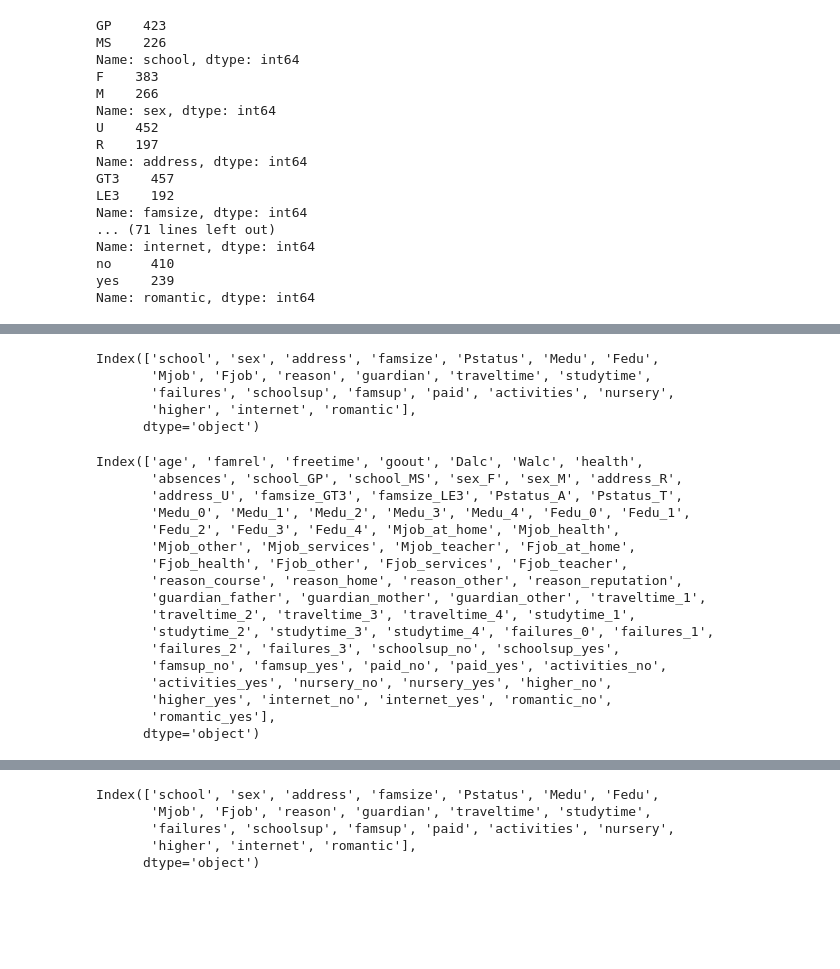
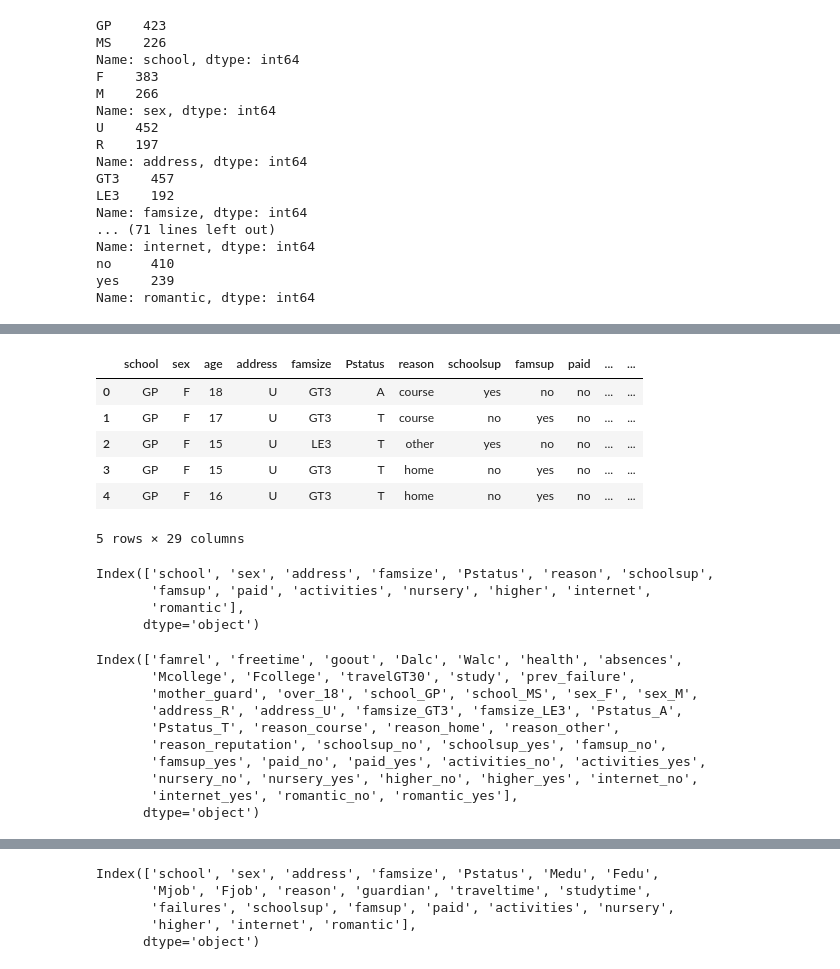
Before and after one commit to kathyxiong/stat_learning_case_study, a Jupyter notebook: freyder_regression_boosting.ipynb, the cells around one changed output, grey strips where cells are left out. Cells and saved outputs as stored; diff of their text form; code cells hidden in the pictures; blank space fills up the shorter version.

```diff
--- a/freyder_regression_boosting.ipynb
+++ b/freyder_regression_boosting.ipynb
@@ -132,12 +134,24 @@ student_transform.loc[student_transform['Medu'].isin(['0','1','2','3']), 'Mcolle
 student_transform.loc[student_transform['Medu'] == '4', 'Mcollege'] = 1
 student_transform.loc[student_transform['Fedu'].isin(['0','1','2','3']), 'Fcollege'] = 0
 student_transform.loc[student_transform['Fedu'] == '4', 'Fcollege'] = 1
-student_transform.loc[student_transform['traveltime'].isin(['0','1','2']), 'travelGT30'] = 0
+student_transform.loc[student_transform['traveltime'].isin(['1','2']), 'travelGT30'] = 0
 student_transform.loc[student_transform['traveltime'].isin(['4','3']), 'travelGT30'] = 1
+student_transform.loc[student_transform['studytime'].isin(['1']), 'study'] = 0
+student_transform.loc[student_transform['studytime'].isin(['2']), 'study'] = 1
+student_transform.loc[student_transform['studytime'].isin(['4','3']), 'study'] = 2
+student_transform.loc[student_transform['failures'].isin([0]), 'prev_failure'] = 0
+student_transform.loc[student_transform['failures'].isin([3,2,1]), 'prev_failure'] = 1
+student_transform.loc[student_transform['guardian'].isin(['mother']), 'mother_guard'] = 1
+student_transform.loc[student_transform['guardian'].isin(['father','other']), 'mother_guard'] = 0
+student_transform.loc[student_transform['age'].isin([15,16,17]), 'over_18'] = 0
+student_transform.loc[student_transform['age'].isin([18,19,20,21,22]), 'over_18'] = 1
 print(student_transform['Mcollege'].value_counts())
 print(student_transform['Fcollege'].value_counts())
 print(student_transform['travelGT30'].value_counts())
-student_transform=student_transform.drop(['Medu','Fedu', 'traveltime'], axis = 1)
+print(student_transform['study'].value_counts())
+print(student_transform['prev_failure'].value_counts())
+print(student_transform['over_18'].value_counts())
+student_transform=student_transform.drop(['Medu','Fedu', 'traveltime', 'studytime','failures','Mjob','Fjob','guardian','age'], axis = 1)
 # %% [output]
 0.0    474
 1.0    175
@@ -151,30 +173,36 @@ Name: travelGT30, dtype: int64
+# %%
+student_transform.head()
+# %% [output]
+|  | school | sex | age | address | famsize | Pstatus | reason | schoolsup | famsup | paid | ... | ... |
+| 0 | GP | F | 18 | U | GT3 | A | course | yes | no | no | ... | ... |
+| 1 | GP | F | 17 | U | GT3 | T | course | no | yes | no | ... | ... |
+| 2 | GP | F | 15 | U | LE3 | T | other | yes | no | no | ... | ... |
+| 3 | GP | F | 15 | U | GT3 | T | home | no | yes | no | ... | ... |
+| 4 | GP | F | 16 | U | GT3 | T | home | no | yes | no | ... | ... |
+5 rows × 29 columns
 # %%
+#Create new x and y dataset of interest
+x_transformed = student_transform.drop(['G3'], axis = 1)
+
+
 # Use one hot encoding to get dummy varriables for all categorical variables
-categorical = x.select_dtypes(include='category')
+categorical = x_transformed.select_dtypes(include='category')
 cat_columns = categorical.columns
 print(cat_columns)
-x_encode = pd.get_dummies(x,columns = cat_columns)
+x_encode = pd.get_dummies(x_transformed,columns = cat_columns)
 x_encode.columns
 # %% [output]
-Index(['school', 'sex', 'address', 'famsize', 'Pstatus', 'Medu', 'Fedu',
-       'Mjob', 'Fjob', 'reason', 'guardian', 'traveltime', 'studytime',
-       'failures', 'schoolsup', 'famsup', 'paid', 'activities', 'nursery',
-       'higher', 'internet', 'romantic'],
+Index(['school', 'sex', 'address', 'famsize', 'Pstatus', 'reason', 'schoolsup',
+       'famsup', 'paid', 'activities', 'nursery', 'higher', 'internet',
+       'romantic'],
       dtype='object')
-Index(['age', 'famrel', 'freetime', 'goout', 'Dalc', 'Walc', 'health',
-       'absences', 'school_GP', 'school_MS', 'sex_F', 'sex_M', 'address_R',
-       'address_U', 'famsize_GT3', 'famsize_LE3', 'Pstatus_A', 'Pstatus_T',
-       'Medu_0', 'Medu_1', 'Medu_2', 'Medu_3', 'Medu_4', 'Fedu_0', 'Fedu_1',
-       'Fedu_2', 'Fedu_3', 'Fedu_4', 'Mjob_at_home', 'Mjob_health',
-       'Mjob_other', 'Mjob_services', 'Mjob_teacher', 'Fjob_at_home',
-       'Fjob_health', 'Fjob_other', 'Fjob_services', 'Fjob_teacher',
-       'reason_course', 'reason_home', 'reason_other', 'reason_reputation',
-       'guardian_father', 'guardian_mother', 'guardian_other', 'traveltime_1',
-       'traveltime_2', 'traveltime_3', 'traveltime_4', 'studytime_1',
-       'studytime_2', 'studytime_3', 'studytime_4', 'failures_0', 'failures_1',
-       'failures_2', 'failures_3', 'schoolsup_no', 'schoolsup_yes',
-       'famsup_no', 'famsup_yes', 'paid_no', 'paid_yes', 'activities_no',
-       'activities_yes', 'nursery_no', 'nursery_yes', 'higher_no',
-       'higher_yes', 'internet_no', 'internet_yes', 'romantic_no',
-       'romantic_yes'],
+Index(['famrel', 'freetime', 'goout', 'Dalc', 'Walc', 'health', 'absences',
+       'Mcollege', 'Fcollege', 'travelGT30', 'study', 'prev_failure',
+       'mother_guard', 'over_18', 'school_GP', 'school_MS', 'sex_F', 'sex_M',
+       'address_R', 'address_U', 'famsize_GT3', 'famsize_LE3', 'Pstatus_A',
+       'Pstatus_T', 'reason_course', 'reason_home', 'reason_other',
+       'reason_reputation', 'schoolsup_no', 'schoolsup_yes', 'famsup_no',
+       'famsup_yes', 'paid_no', 'paid_yes', 'activities_no', 'activities_yes',
+       'nursery_no', 'nursery_yes', 'higher_no', 'higher_yes', 'internet_no',
+       'internet_yes', 'romantic_no', 'romantic_yes'],
       dtype='object')
```
Also changed, not shown: parts of 6 cells of this notebook.
